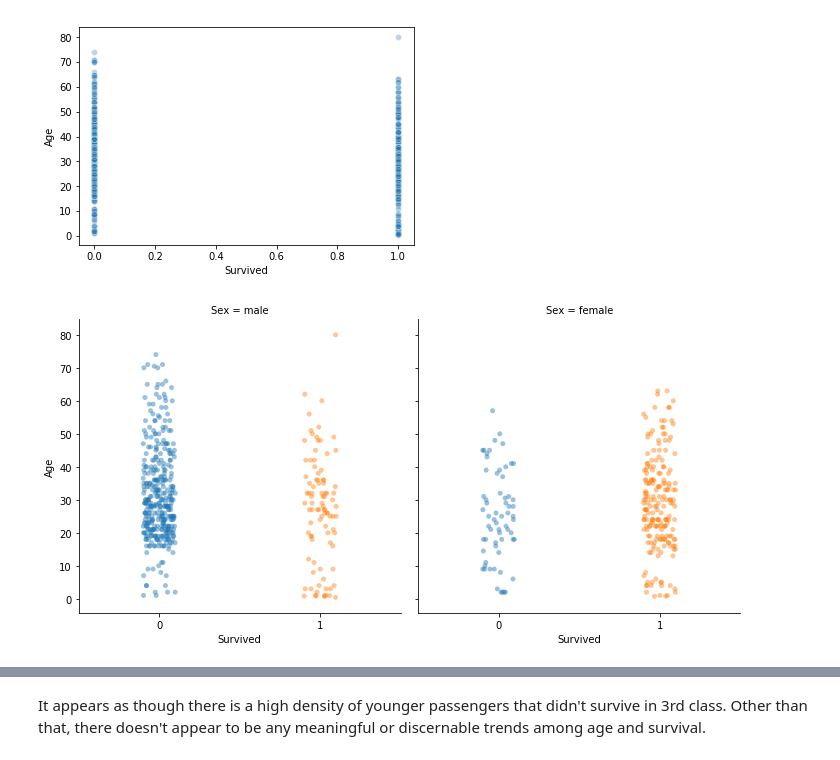
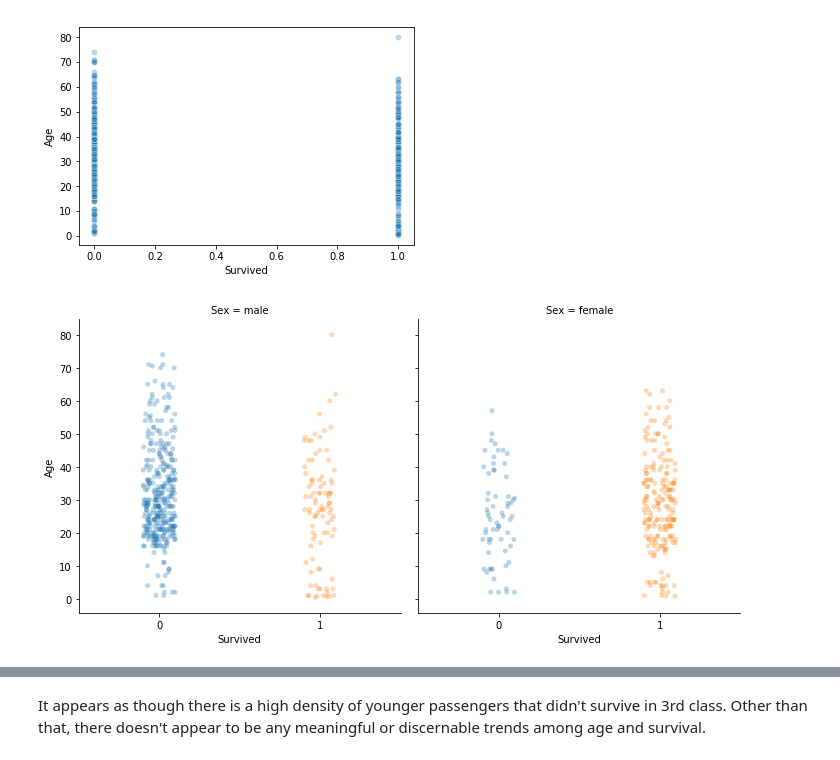
Before and after one commit to chadbartel/Data-Science-Projects, a Jupyter notebook: Titanic/Code/Model/Experiments/Experiment07/eda_titanic_07.ipynb, the cells around one changed output, grey strips where cells are left out. Drawn from its saved outputs; the diff is of its cells as text; code cells hidden in the pictures.

```diff
--- a/Titanic/Code/Model/Experiments/Experiment07/eda_titanic_07.ipynb
+++ b/Titanic/Code/Model/Experiments/Experiment07/eda_titanic_07.ipynb
@@ -715,10 +715,10 @@ plt.show()
 # %% [output]
 [figure]
 # %%
-sns.catplot(x='Survived', y='Age', col='Sex', data=df_train, alpha=.45)
+sns.catplot(x='Survived', y='Age', col='Sex', data=df_train, alpha=.3)
 plt.show()
 # %% [output]
-[figure, old version]
+[figure, new version]
 # %%
 sns.catplot(x='Survived', y='Age', col='Pclass', data=df_train, alpha=.45)
 plt.show()
```
Also changed, not shown: parts of 21 cells of this notebook.
